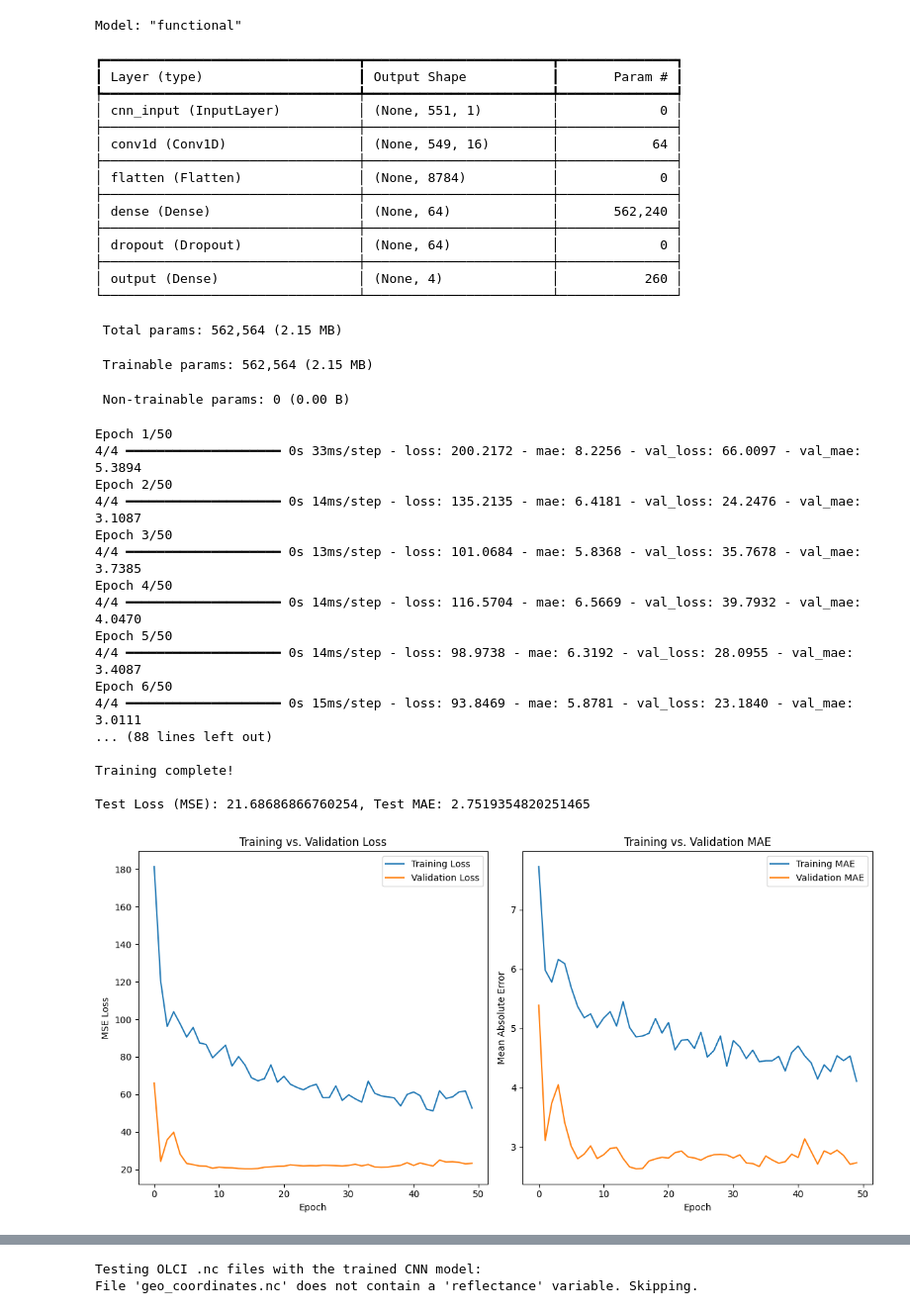
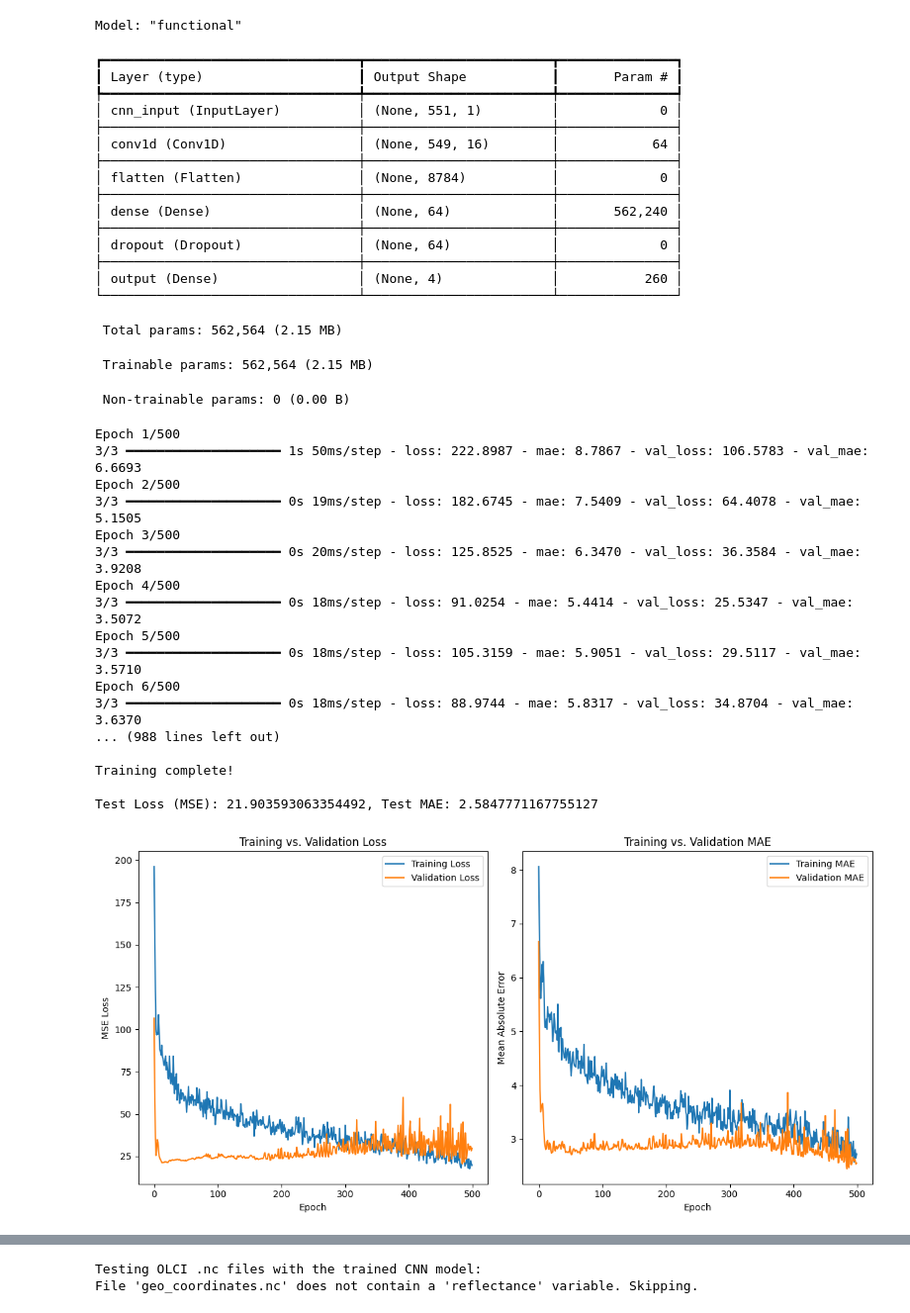
Before and after one commit to BraedynMendonca/Science-Fair-2025, a Jupyter notebook: CNN_Model_Refining.ipynb, the cells around one changed output, grey strips where cells are left out. Shown at 99% size. Cells and saved outputs as stored; diff of their text form; code cells hidden in the pictures.

Commit message:
made graphs

```diff
--- a/CNN_Model_Refining.ipynb
+++ b/CNN_Model_Refining.ipynb
@@ -9,7 +9,6 @@ from tensorflow.keras.layers import Input, Conv1D, Flatten, Dense, Dropout
 from tensorflow.keras.models import Model
 from tensorflow.keras.optimizers import Adam
 import matplotlib.pyplot as plt
-x=1
 # ---------------------------
 # Step 1: Load and Inspect Data
 # ---------------------------
@@ -94,8 +93,8 @@ X_test_cnn  = X_test.reshape(X_test.shape[0],  X_test.shape[1], 1)
 # Train the model
 history = model.fit(
     X_train_cnn, y_train,
-    epochs=50,
-    batch_size=16,
+    epochs=500,
+    batch_size=20,
     validation_split=0.2,
     verbose=1
 )
@@ -147,45 +146,45 @@ Merged dataset sample:
 0          NaN        NaN                      3.0                 NaN
 1          NaN        NaN                      3.0                 NaN
 2          NaN        NaN                      3.0                 NaN
 ... (20 lines left out)
 Shape of target variables (y): (95, 4)
 
 Training set size: 76
 Testing set size: 19
 Model: "functional"
 ┏━━━━━━━━━━━━━━━━━━━━━━━━━━━━━━━━━┳━━━━━━━━━━━━━━━━━━━━━━━━┳━━━━━━━━━━━━━━━┓
 ┃ Layer (type)                    ┃ Output Shape           ┃       Param # ┃
 ┡━━━━━━━━━━━━━━━━━━━━━━━━━━━━━━━━━╇━━━━━━━━━━━━━━━━━━━━━━━━╇━━━━━━━━━━━━━━━┩
 │ cnn_input (InputLayer)          │ (None, 551, 1)         │             0 │
 ├─────────────────────────────────┼────────────────────────┼───────────────┤
 │ conv1d (Conv1D)                 │ (None, 549, 16)        │            64 │
 ├─────────────────────────────────┼────────────────────────┼───────────────┤
 │ flatten (Flatten)               │ (None, 8784)           │             0 │
 ├─────────────────────────────────┼────────────────────────┼───────────────┤
 │ dense (Dense)                   │ (None, 64)             │       562,240 │
 ├─────────────────────────────────┼────────────────────────┼───────────────┤
 │ dropout (Dropout)               │ (None, 64)             │             0 │
 ├─────────────────────────────────┼────────────────────────┼───────────────┤
 │ output (Dense)                  │ (None, 4)              │           260 │
 └─────────────────────────────────┴────────────────────────┴───────────────┘
  Total params: 562,564 (2.15 MB)
  Trainable params: 562,564 (2.15 MB)
  Non-trainable params: 0 (0.00 B)
-Epoch 1/50
-4/4 ━━━━━━━━━━━━━━━━━━━━ 0s 33ms/step - loss: 200.2172 - mae: 8.2256 - val_loss: 66.0097 - val_mae: 5.3894
-Epoch 2/50
-4/4 ━━━━━━━━━━━━━━━━━━━━ 0s 14ms/step - loss: 135.2135 - mae: 6.4181 - val_loss: 24.2476 - val_mae: 3.1087
-Epoch 3/50
-4/4 ━━━━━━━━━━━━━━━━━━━━ 0s 13ms/step - loss: 101.0684 - mae: 5.8368 - val_loss: 35.7678 - val_mae: 3.7385
-Epoch 4/50
-4/4 ━━━━━━━━━━━━━━━━━━━━ 0s 14ms/step - loss: 116.5704 - mae: 6.5669 - val_loss: 39.7932 - val_mae: 4.0470
-Epoch 5/50
-4/4 ━━━━━━━━━━━━━━━━━━━━ 0s 14ms/step - loss: 98.9738 - mae: 6.3192 - val_loss: 28.0955 - val_mae: 3.4087
-Epoch 6/50
-4/4 ━━━━━━━━━━━━━━━━━━━━ 0s 15ms/step - loss: 93.8469 - mae: 5.8781 - val_loss: 23.1840 - val_mae: 3.0111
-... (88 lines left out)
+Epoch 1/500
+3/3 ━━━━━━━━━━━━━━━━━━━━ 1s 50ms/step - loss: 222.8987 - mae: 8.7867 - val_loss: 106.5783 - val_mae: 6.6693
+Epoch 2/500
+3/3 ━━━━━━━━━━━━━━━━━━━━ 0s 19ms/step - loss: 182.6745 - mae: 7.5409 - val_loss: 64.4078 - val_mae: 5.1505
+Epoch 3/500
+3/3 ━━━━━━━━━━━━━━━━━━━━ 0s 20ms/step - loss: 125.8525 - mae: 6.3470 - val_loss: 36.3584 - val_mae: 3.9208
+Epoch 4/500
+3/3 ━━━━━━━━━━━━━━━━━━━━ 0s 18ms/step - loss: 91.0254 - mae: 5.4414 - val_loss: 25.5347 - val_mae: 3.5072
+Epoch 5/500
+3/3 ━━━━━━━━━━━━━━━━━━━━ 0s 18ms/step - loss: 105.3159 - mae: 5.9051 - val_loss: 29.5117 - val_mae: 3.5710
+Epoch 6/500
+3/3 ━━━━━━━━━━━━━━━━━━━━ 0s 18ms/step - loss: 88.9744 - mae: 5.8317 - val_loss: 34.8704 - val_mae: 3.6370
+... (988 lines left out)
 
 Training complete!
 
-Test Loss (MSE): 21.68686866760254, Test MAE: 2.7519354820251465
+Test Loss (MSE): 21.903593063354492, Test MAE: 2.5847771167755127
-[figure, old version]
+[figure, new version]
```
Also changed, not shown: parts of 8 cells of this notebook, 1 other file.
